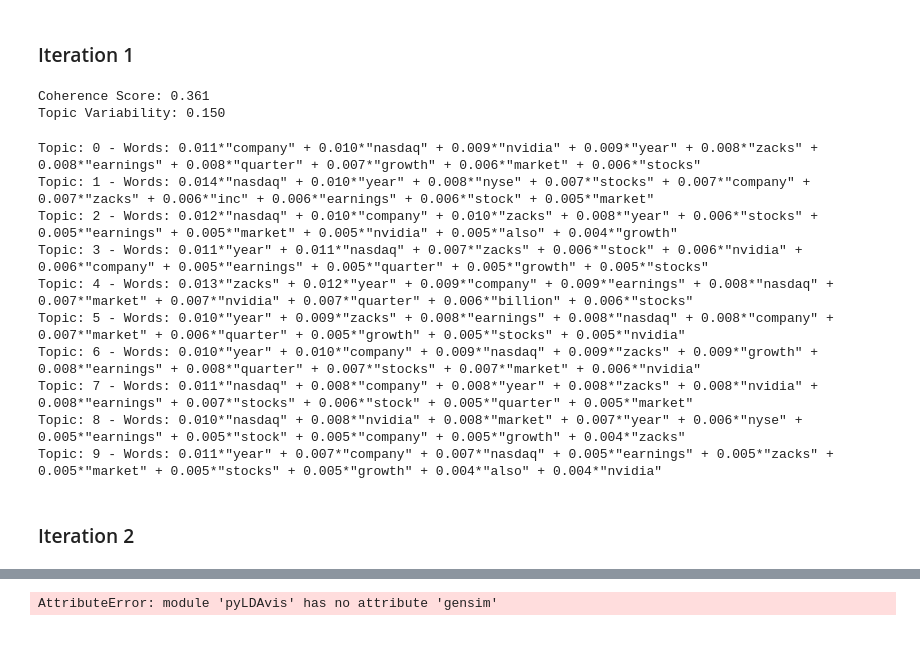
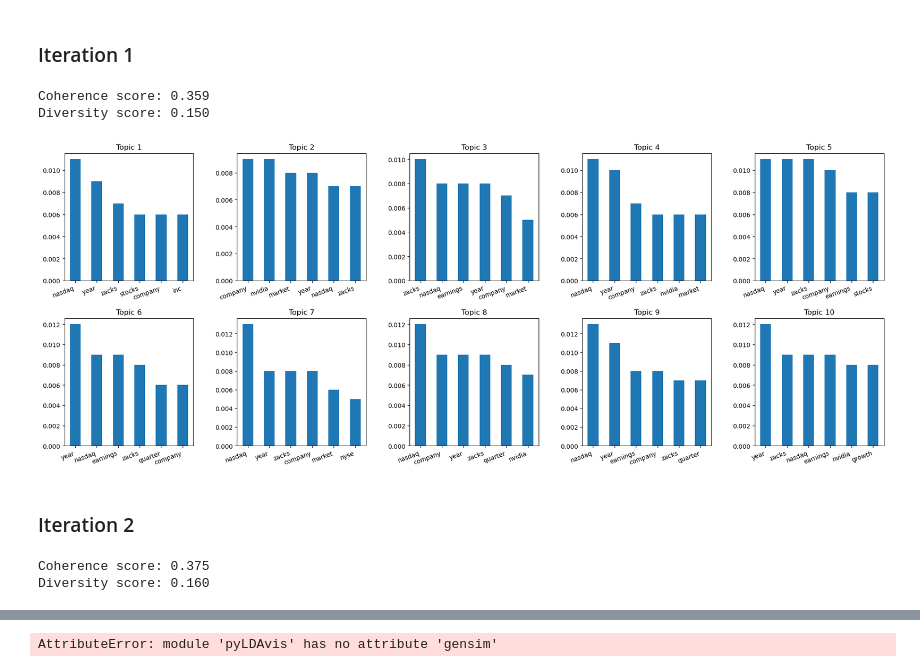
Before and after one commit to MaximeLambregts1/2024_nlp_assignment_2, a Jupyter notebook: LDA.ipynb, the cells around one changed output, grey strips where cells are left out. Drawn from its saved outputs; the diff is of its cells as text; code cells hidden in the pictures; blank space fills up the shorter version.

```diff
--- a/LDA.ipynb
+++ b/LDA.ipynb
@@ -12,30 +13,37 @@ df = pd.read_csv('data/nvidia_articles.csv', converters={'content': literal_eval
 ### Iteration 1
 # %%
 # train model
-lda = LDA(docs=df['content'], n_topics=10, use_tfidf=False)
+lda = LDA(docs=df['content'], n_topics=10)
 lda.train_model()
 
 # get metrics
-coherence = lda.coherence_score() # get coherence score
-topic_variability = lda.topic_variability() # get topic variability
+coherence = lda.coherence_score()
+diversity = lda.diversity_score(n_words=10)
 
-print(f'Coherence Score: {coherence:.3f}')
-print(f'Topic Variability: {topic_variability:.3f}')
+# print metrics
+print(f'Coherence score: {coherence:.3f}')
+print(f'Diversity score: {diversity:.3f}')
 # %% [output]
-Coherence Score: 0.361
-Topic Variability: 0.150
+Coherence score: 0.359
+Diversity score: 0.150
-# %%
-lda.print_topics()
-# %% [output]
-Topic: 0 - Words: 0.011*"company" + 0.010*"nasdaq" + 0.009*"nvidia" + 0.009*"year" + 0.008*"zacks" + 0.008*"earnings" + 0.008*"quarter" + 0.007*"growth" + 0.006*"market" + 0.006*"stocks"
-Topic: 1 - Words: 0.014*"nasdaq" + 0.010*"year" + 0.008*"nyse" + 0.007*"stocks" + 0.007*"company" + 0.007*"zacks" + 0.006*"inc" + 0.006*"earnings" + 0.006*"stock" + 0.005*"market"
-Topic: 2 - Words: 0.012*"nasdaq" + 0.010*"company" + 0.010*"zacks" + 0.008*"year" + 0.006*"stocks" + 0.005*"earnings" + 0.005*"market" + 0.005*"nvidia" + 0.005*"also" + 0.004*"growth"
-Topic: 3 - Words: 0.011*"year" + 0.011*"nasdaq" + 0.007*"zacks" + 0.006*"stock" + 0.006*"nvidia" + 0.006*"company" + 0.005*"earnings" + 0.005*"quarter" + 0.005*"growth" + 0.005*"stocks"
-Topic: 4 - Words: 0.013*"zacks" + 0.012*"year" + 0.009*"company" + 0.009*"earnings" + 0.008*"nasdaq" + 0.007*"market" + 0.007*"nvidia" + 0.007*"quarter" + 0.006*"billion" + 0.006*"stocks"
-Topic: 5 - Words: 0.010*"year" + 0.009*"zacks" + 0.008*"earnings" + 0.008*"nasdaq" + 0.008*"company" + 0.007*"market" + 0.006*"quarter" + 0.005*"growth" + 0.005*"stocks" + 0.005*"nvidia"
-Topic: 6 - Words: 0.010*"year" + 0.010*"company" + 0.009*"nasdaq" + 0.009*"zacks" + 0.009*"growth" + 0.008*"earnings" + 0.008*"quarter" + 0.007*"stocks" + 0.007*"market" + 0.006*"nvidia"
-Topic: 7 - Words: 0.011*"nasdaq" + 0.008*"company" + 0.008*"year" + 0.008*"zacks" + 0.008*"nvidia" + 0.008*"earnings" + 0.007*"stocks" + 0.006*"stock" + 0.005*"quarter" + 0.005*"market"
-Topic: 8 - Words: 0.010*"nasdaq" + 0.008*"nvidia" + 0.008*"market" + 0.007*"year" + 0.006*"nyse" + 0.005*"earnings" + 0.005*"stock" + 0.005*"company" + 0.005*"growth" + 0.004*"zacks"
-Topic: 9 - Words: 0.011*"year" + 0.007*"company" + 0.007*"nasdaq" + 0.005*"earnings" + 0.005*"zacks" + 0.005*"market" + 0.005*"stocks" + 0.005*"growth" + 0.004*"also" + 0.004*"nvidia"
+# %%
+lda.plot_topics(n_words=6)
+# %% [output]
+[figure, added]
 # %% [markdown]
 ### Iteration 2
+# %%
+# train model
+lda = LDA(docs=df['lemmatized_content'], n_topics=10)
+lda.train_model()
+
+# get metrics
+coherence = lda.coherence_score()
+diversity = lda.diversity_score(n_words=10)
+
+# print metrics
+print(f'Coherence score: {coherence:.3f}')
+print(f'Diversity score: {diversity:.3f}')
+# %% [output]
+Coherence score: 0.375
+Diversity score: 0.160
```
Also changed, not shown: parts of 25 cells of this notebook, 1 other file.
